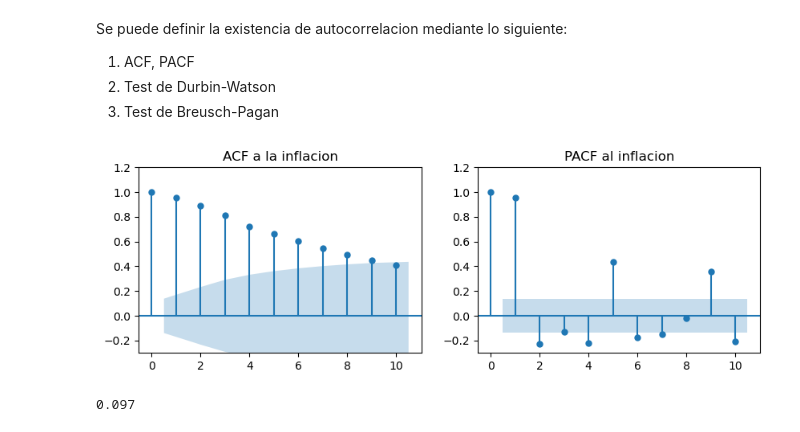
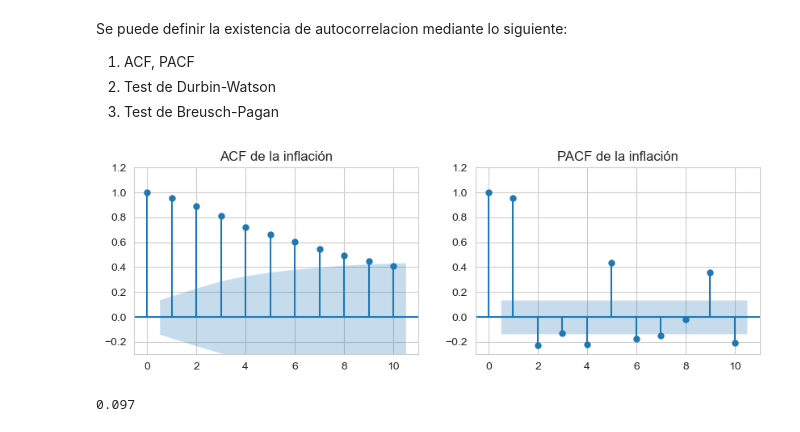
Before and after one commit to mauricioalvaradoo/econometrics, a Jupyter notebook: microeconometrics/3 no_assumptions.ipynb, the cells around one changed output. Cells and saved outputs as stored; diff of their text form; code cells hidden in the pictures.

```diff
--- a/microeconometrics/3 no_assumptions.ipynb
+++ b/microeconometrics/3 no_assumptions.ipynb
@@ -8,6 +8,8 @@ Debido a que los supuestos en muchos casos suelen ser muy específicos, existen
 import pandas as pd
 import numpy as np
 import matplotlib.pyplot as plt
+import seaborn as sns
+sns.set_style("whitegrid")
 
 import statsmodels.api as sm
 
@@ -245,18 +247,18 @@ Se puede definir la existencia de autocorrelacion mediante lo siguiente:
 # %%
 # Test 1
 fig, ax = plt.subplots(1, 2, figsize=(10,3))
 
-plot_acf(y, ax=ax[0], lags=10, title="ACF a la inflacion", alpha=0.05)
-plot_pacf(y, ax=ax[1], lags=10, title="PACF al inflacion", alpha=0.05)
+plot_acf(y, ax=ax[0], lags=10, title="ACF de la inflación", alpha=0.05)
+plot_pacf(y, ax=ax[1], lags=10, title="PACF de la inflación", alpha=0.05)
 
 ax[0].set_ylim([-0.3, 1.2])
 ax[1].set_ylim([-0.3, 1.2])
 
 plt.subplots_adjust()
-plt.savefig("./figures/acf_pacf_inflac.pdf")
+plt.savefig("../figures/acf_pacf_inflac.pdf")
 plt.show()
 # %% [output]
-[figure, old version]
+[figure, new version]
 # %%
 # Test 2
 np.round(durbin_watson(results.resid), 3) # Autocorrelacion positiva
```
Also changed, not shown: parts of 12 cells of this notebook, 14 other files.
